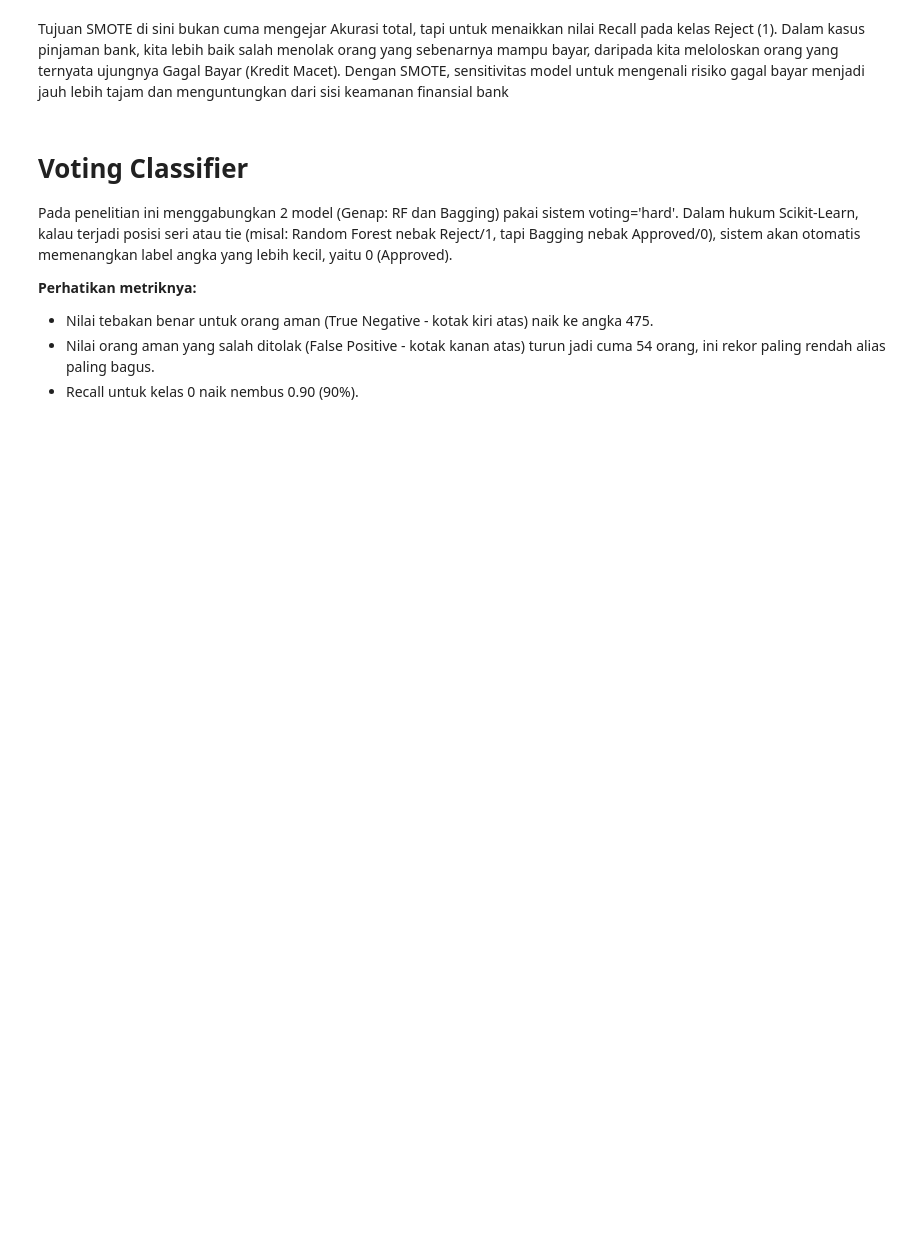
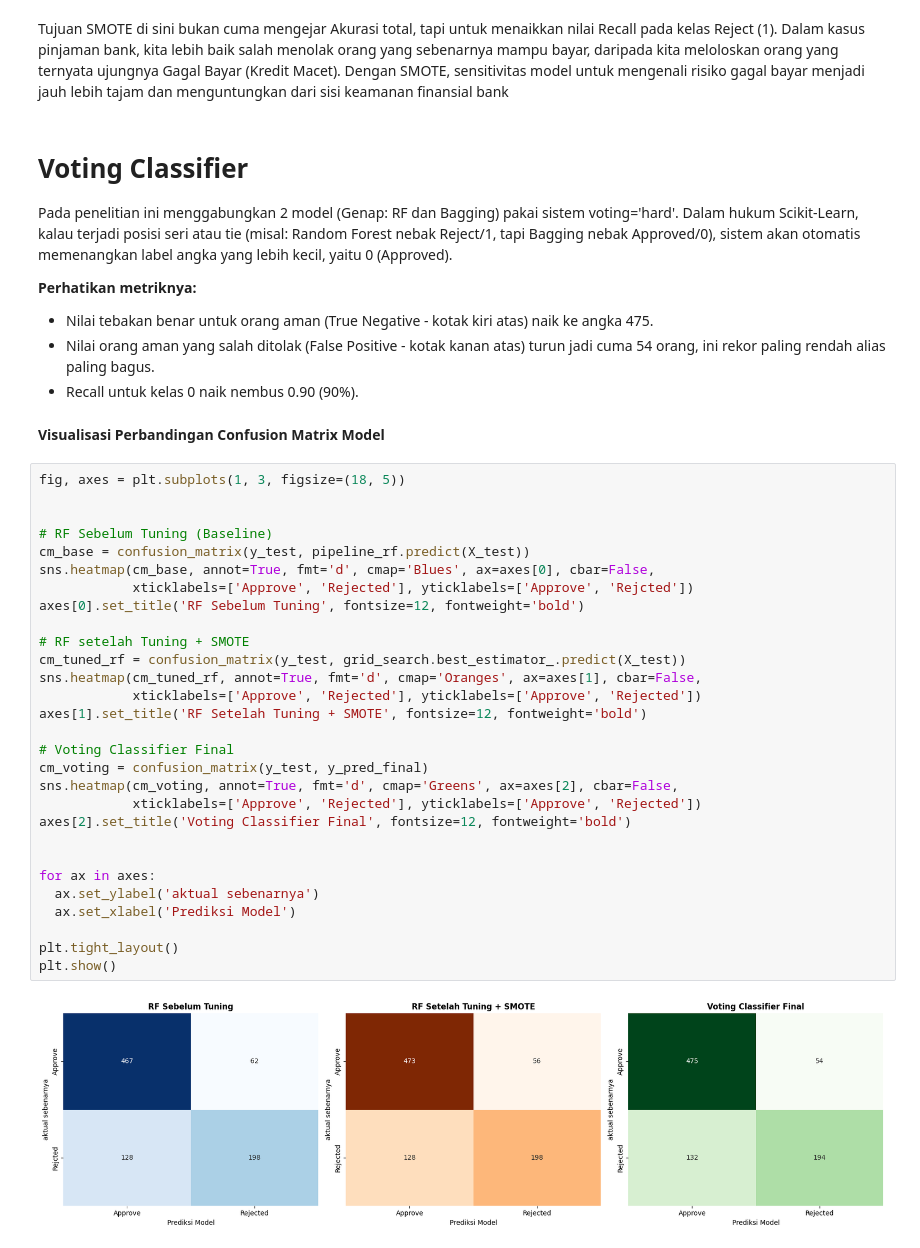
Before and after one commit to Luseat/KlasifikasiRnadomForest, a Jupyter notebook: pembuatan_model_random_forest_&_bagging.ipynb, the cells around one changed output. Drawn from its saved outputs; the diff is of its cells as text; blank space fills up the shorter version.

```diff
--- a/pembuatan_model_random_forest_&_bagging.ipynb
+++ b/pembuatan_model_random_forest_&_bagging.ipynb
@@ -481,3 +481,36 @@ Pada penelitian ini menggabungkan 2 model (Genap: RF dan Bagging) pakai sistem v
 *   Nilai tebakan benar untuk orang aman (True Negative - kotak kiri atas) naik ke angka 475.
 *   Nilai orang aman yang salah ditolak (False Positive - kotak kanan atas) turun jadi cuma 54 orang, ini rekor paling rendah alias paling bagus.
 *   Recall untuk kelas 0 naik nembus 0.90 (90%).
+# %% [markdown]
+**Visualisasi Perbandingan Confusion Matrix Model**
+# %%
+fig, axes = plt.subplots(1, 3, figsize=(18, 5))
+
+
+# RF Sebelum Tuning (Baseline)
+cm_base = confusion_matrix(y_test, pipeline_rf.predict(X_test))
+sns.heatmap(cm_base, annot=True, fmt='d', cmap='Blues', ax=axes[0], cbar=False,
+            xticklabels=['Approve', 'Rejected'], yticklabels=['Approve', 'Rejcted'])
+axes[0].set_title('RF Sebelum Tuning', fontsize=12, fontweight='bold')
+
+# RF setelah Tuning + SMOTE
+cm_tuned_rf = confusion_matrix(y_test, grid_search.best_estimator_.predict(X_test))
+sns.heatmap(cm_tuned_rf, annot=True, fmt='d', cmap='Oranges', ax=axes[1], cbar=False,
+            xticklabels=['Approve', 'Rejected'], yticklabels=['Approve', 'Rejected'])
+axes[1].set_title('RF Setelah Tuning + SMOTE', fontsize=12, fontweight='bold')
+
+# Voting Classifier Final
+cm_voting = confusion_matrix(y_test, y_pred_final)
+sns.heatmap(cm_voting, annot=True, fmt='d', cmap='Greens', ax=axes[2], cbar=False,
+            xticklabels=['Approve', 'Rejected'], yticklabels=['Approve', 'Rejected'])
+axes[2].set_title('Voting Classifier Final', fontsize=12, fontweight='bold')
+
+
+for ax in axes:
+  ax.set_ylabel('aktual sebenarnya')
+  ax.set_xlabel('Prediksi Model')
+
+plt.tight_layout()
+plt.show()
+# %% [output]
+[figure, added]
```
Also changed, not shown: parts of 7 cells of this notebook.
